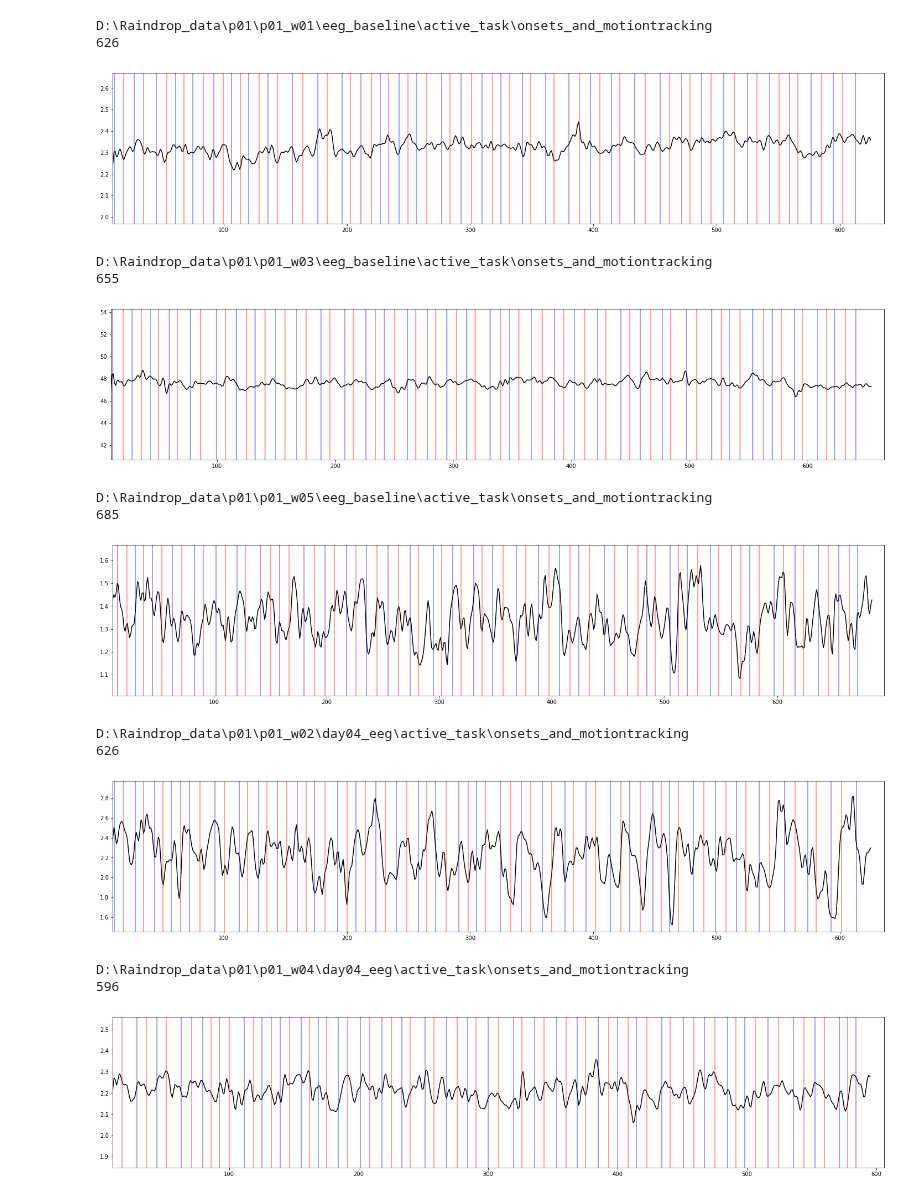
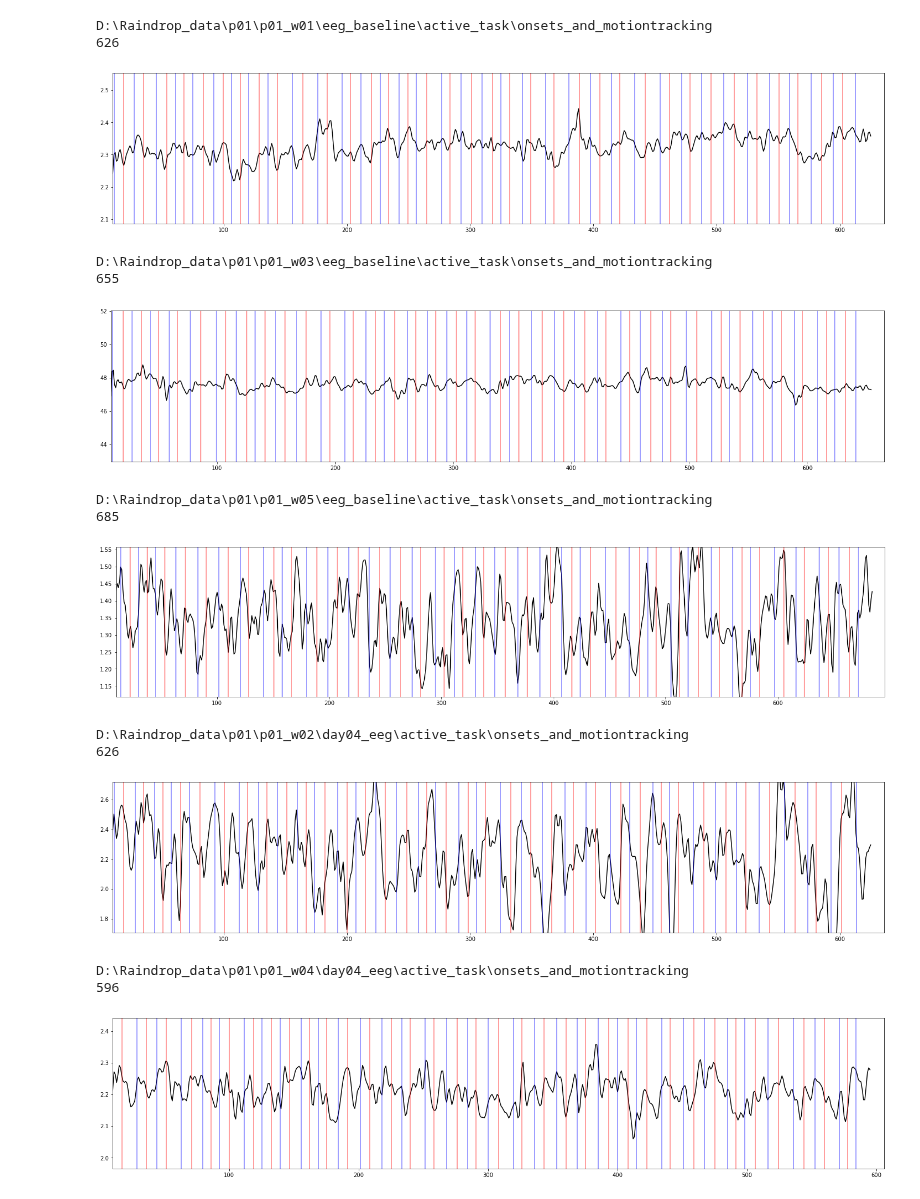
Before and after one commit to davide-aloi/raindrop_analyses_fmri_eeg, a Jupyter notebook: eeg/motiontracking/motiontracking_plot.ipynb, the cells around one changed output. Drawn from its saved outputs; the diff is of its cells as text; code cells hidden in the pictures.

```diff
--- a/eeg/motiontracking/motiontracking_plot.ipynb
+++ b/eeg/motiontracking/motiontracking_plot.ipynb
@@ -43,7 +42,7 @@ mt_paths.append(mt_paths_post[2])
         y = lfilter(b, a, data)
         return y
 # %%
-for path in mt_paths_baseline:
+for path in mt_paths:
     print(path)
 
     # loading onsets amd durations (36 move 36 relax)
@@ -134,44 +133,45 @@ for path in mt_paths_baseline:
             dst = np.nan
         e_u.append(dst)
 
     e_u = np.asarray(e_u)
     #e_u = np.where(e_u > np.nanmean(e_u)+1, np.nanmean(e_u), e_u)
 
     filter_hz = 15
     e_u = butter_lowpass_filter(e_u, filter_hz, Hz, 5)
 
-    # calculating
     import matplotlib.pyplot as plt
     fix, ax = plt.subplots(figsize = (25,5))
 
     ax.plot(np.arange(0,len(e_u)), e_u, color = 'black')
     not_nans = np.count_nonzero(~np.isnan(e_u))
+    # this is needed to calculate where to place the
+    # onsets.
     scale_factor = len(e_u) / not_nans
-    print(not_nans)
+
     for event_time, label in zip(np.asarray(all_events_time)*Hz, all_events_labels):
         if label == 'move':
             ax.axvline(x = event_time/scale_factor, color = 'red', alpha = 0.5)
         if label == 'relax':
            ax.axvline(x = event_time/scale_factor, color = 'blue', alpha = 0.5)
 
     plt.xlim(10, not_nans+10)
-    plt.ylim(np.nanmean(e_u)-np.nanstd(e_u)*3, np.nanmean(e_u)+np.nanstd(e_u)*3)
+    plt.ylim(np.nanmean(e_u)-np.nanstd(e_u)*2, np.nanmean(e_u)+np.nanstd(e_u)*2)
     plt.show()
 # %% [output]
 D:\Raindrop_data\p01\p01_w01\eeg_baseline\active_task\onsets_and_motiontracking
 626
-[figure, old version]
+[figure, new version]
 D:\Raindrop_data\p01\p01_w03\eeg_baseline\active_task\onsets_and_motiontracking
 655
-[figure, old version]
+[figure, new version]
 D:\Raindrop_data\p01\p01_w05\eeg_baseline\active_task\onsets_and_motiontracking
 685
-[figure, old version]
+[figure, new version]
 D:\Raindrop_data\p01\p01_w02\day04_eeg\active_task\onsets_and_motiontracking
 626
-[figure, old version]
+[figure, new version]
 D:\Raindrop_data\p01\p01_w04\day04_eeg\active_task\onsets_and_motiontracking
 596
-[figure, old version]
+[figure, new version]
 D:\Raindrop_data\p01\p01_w06\day04_eeg\active_task\onsets_and_motiontracking
 655
```
Also changed, not shown: parts of 2 cells of this notebook.
